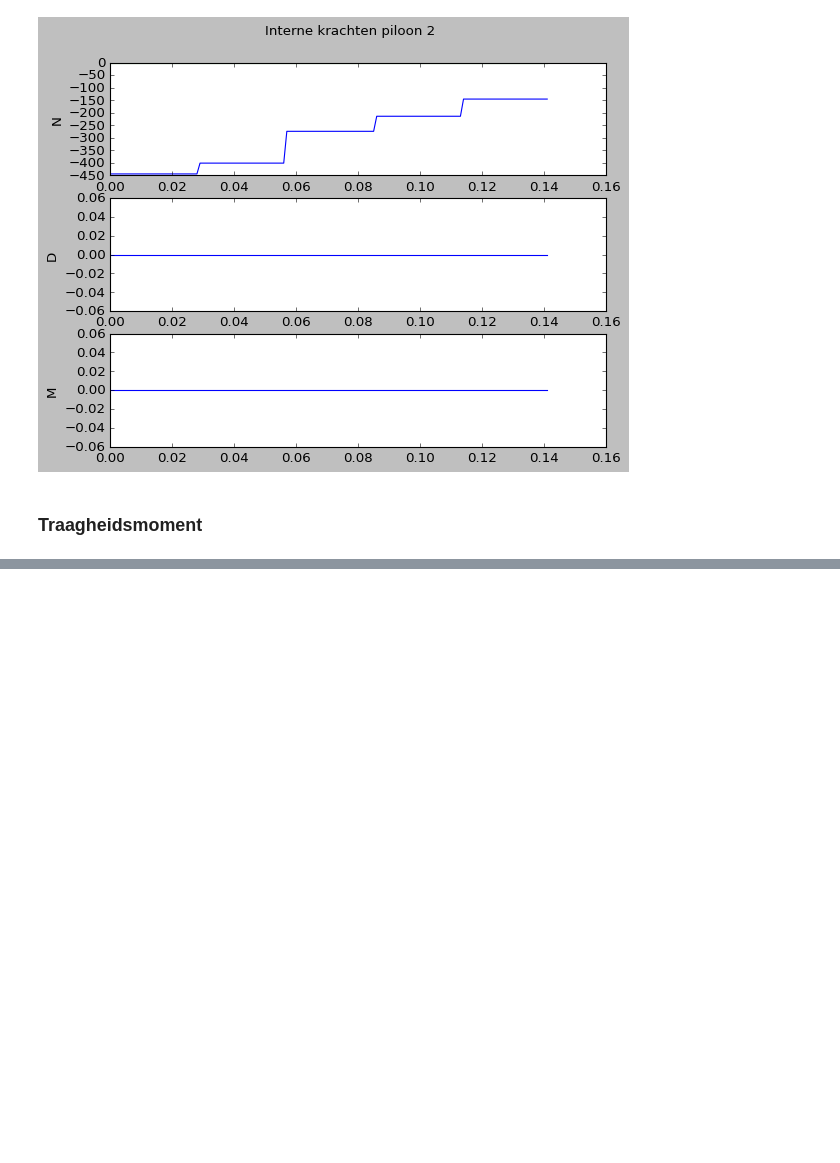
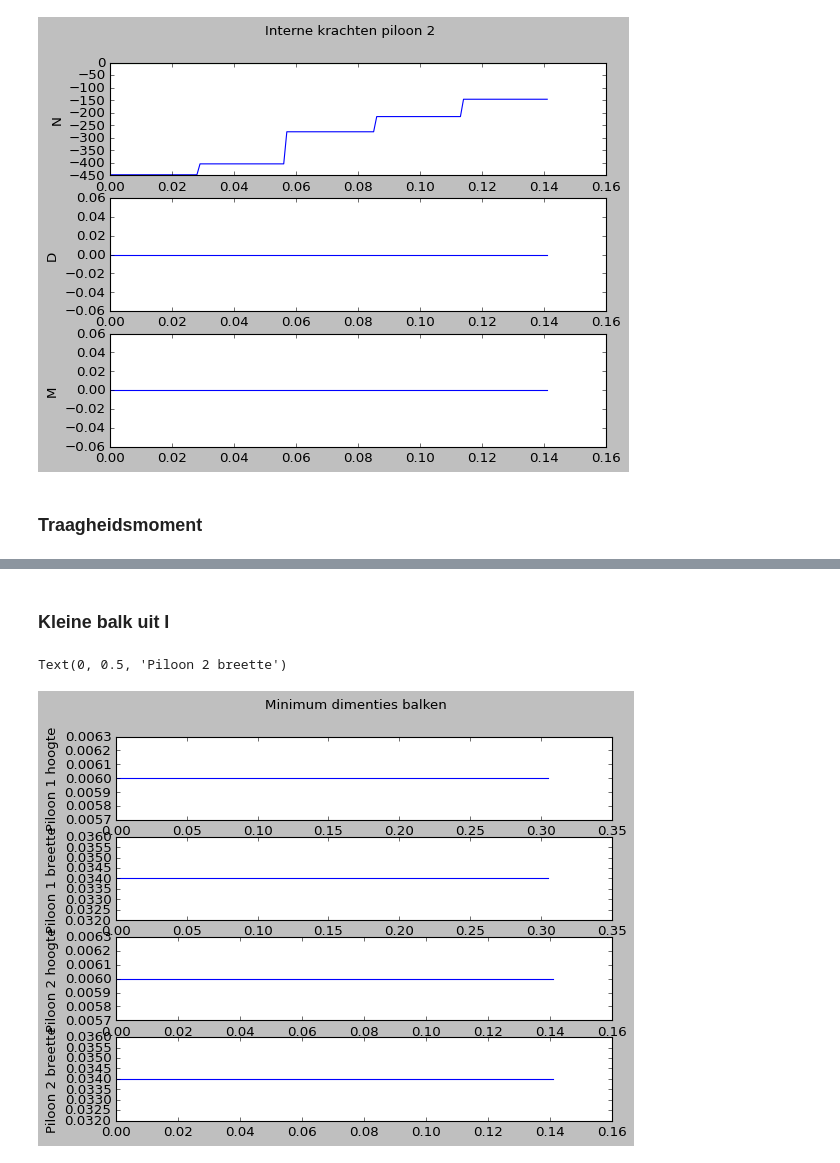
Before and after one commit to SamClercky/project-bouwkunde, a Jupyter notebook: initiele_berekeningen/genetic-algo-optim-ramses.ipynb, the cells around one changed output, grey strips where cells are left out. Drawn from its saved outputs; the diff is of its cells as text; code cells hidden in the pictures; blank space fills up the shorter version.

```diff
--- a/initiele_berekeningen/genetic-algo-optim-ramses.ipynb
+++ b/initiele_berekeningen/genetic-algo-optim-ramses.ipynb
@@ -166,0 +167,27 @@ plt.savefig("figs/traagheid-ramses")
+# %% [markdown]
+### Kleine balk uit I
+# %%
+step = 0.001
+
+x1 = np.arange(0, brug.h1, step)
+hb1 = list(zip(*[brug.calc_piloon_balk(xi, True) for xi in x1]))
+x2 = np.arange(0, brug.h2, step)
+hb2 = list(zip(*[brug.calc_piloon_balk(xi, False) for xi in x2]))
+
+fig = plt.figure()
+fig.suptitle("Minimum dimenties balken")
+ax1 = plt.subplot(4,1,1)
+ax1.plot(x1, hb1[0])
+ax1.set_ylabel("Piloon 1 hoogte")
+ax2 = plt.subplot(4,1,2)
+ax2.plot(x1, hb1[1])
+ax2.set_ylabel("Piloon 1 breette")
+ax3 = plt.subplot(4,1,3)
+ax3.plot(x2, hb2[0])
+ax3.set_ylabel("Piloon 2 hoogte")
+ax4 = plt.subplot(4,1,4)
+ax4.plot(x2, hb2[1])
+ax4.set_ylabel("Piloon 2 breette")
+# %% [output]
+Text(0, 0.5, 'Piloon 2 breette')
+[figure, added]
```
Also changed, not shown: parts of 5 cells of this notebook, 5 other files.
